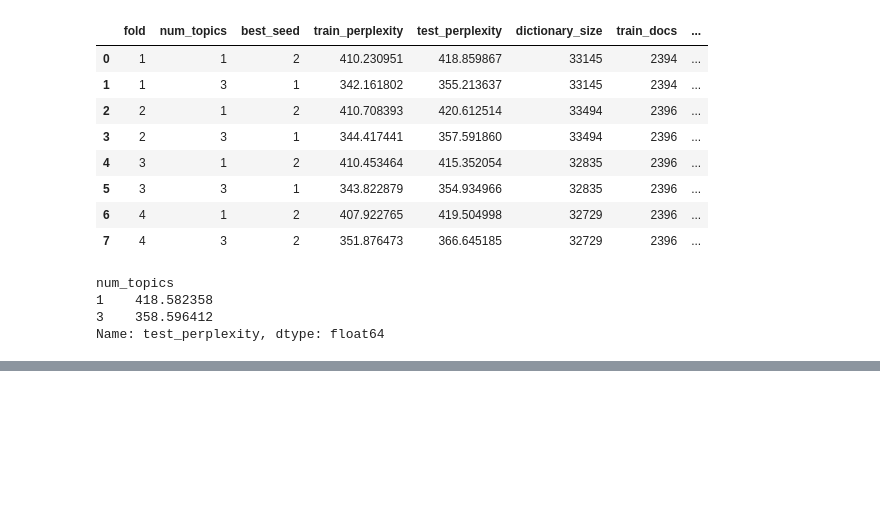
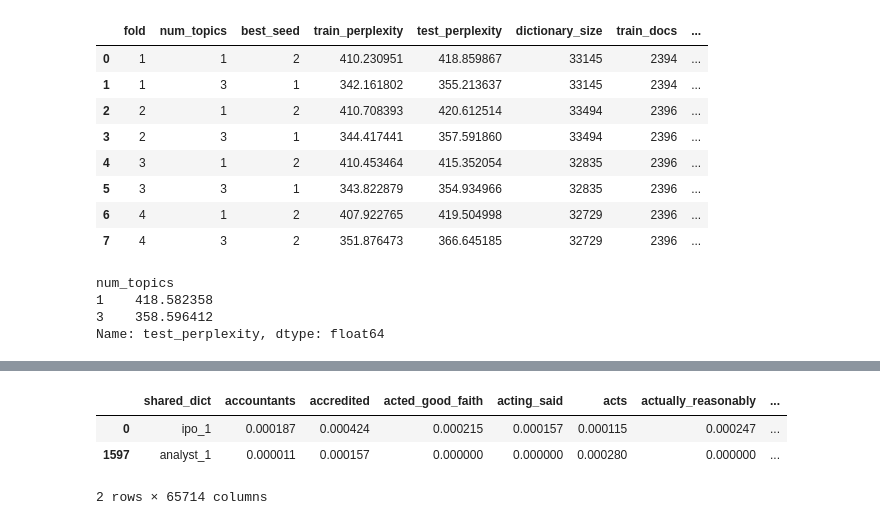
Before and after one commit to prototypeanugrah/financial_topic_modeling, a Jupyter notebook: lda_testing.ipynb, the cells around one changed output, grey strips where cells are left out. Cells and saved outputs as stored; diff of their text form; code cells hidden in the pictures; blank space fills up the shorter version.

```diff
--- a/lda_testing.ipynb
+++ b/lda_testing.ipynb
@@ -483,0 +501,7 @@ Name: test_perplexity, dtype: float64
+# %%
+df[(df.shared_dict == "ipo_1") | (df.shared_dict == "analyst_1")]
+# %% [output]
+|  | shared_dict | accountants | accredited | acted_good_faith | acting_said | acts | actually_reasonably | ... |
+| 0 | ipo_1 | 0.000187 | 0.000424 | 0.000215 | 0.000157 | 0.000115 | 0.000247 | ... |
+| 1597 | analyst_1 | 0.000011 | 0.000157 | 0.000000 | 0.000000 | 0.000280 | 0.000000 | ... |
+2 rows × 65714 columns
```
Also changed, not shown: parts of 3 cells of this notebook, 1 other file.
